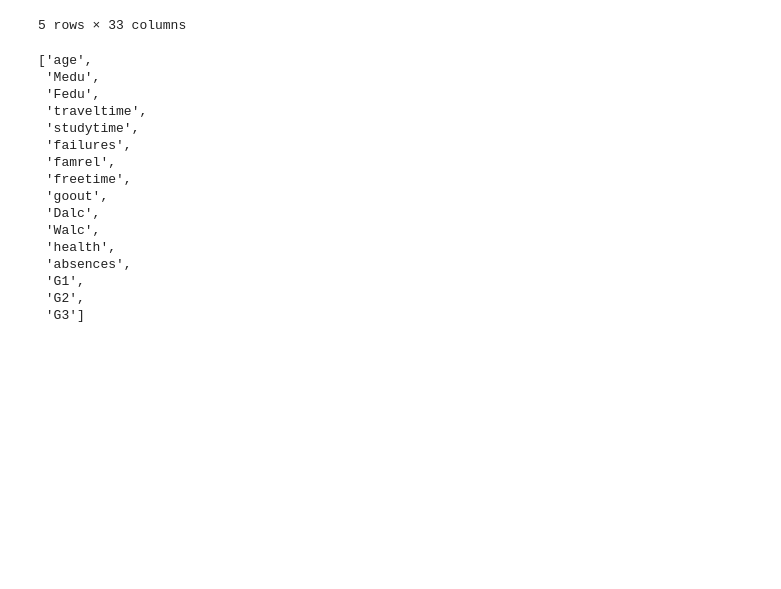
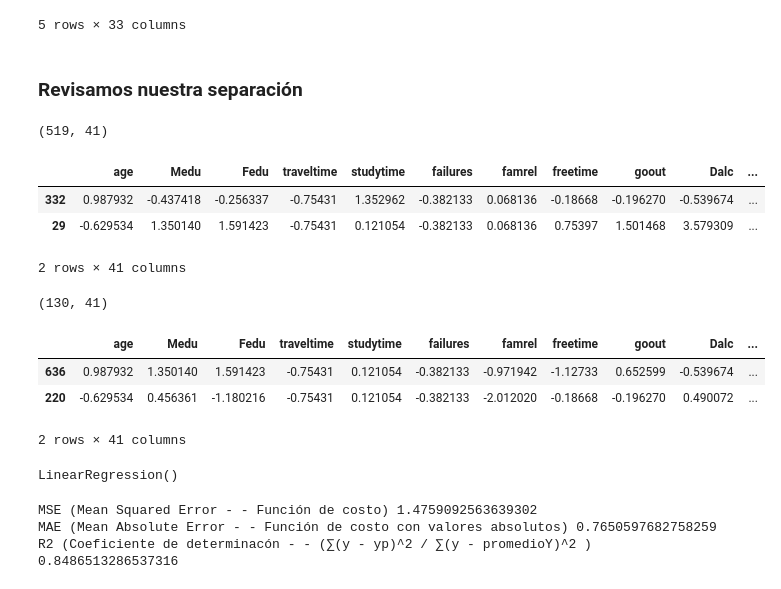
Before and after one commit to JuanAcevedo08/Machine-Learning-Solutions, a Jupyter notebook: Prediccion Nota Portugues/notebooks/02_test_model.ipynb, the cells around one changed output. Drawn from its saved outputs; the diff is of its cells as text; code cells hidden in the pictures; blank space fills up the shorter version.

```diff
--- a/Prediccion Nota Portugues/notebooks/02_test_model.ipynb
+++ b/Prediccion Nota Portugues/notebooks/02_test_model.ipynb
@@ -19,26 +19,6 @@ df.head(5) #Revisamos 5 primeros datos
 | 3 | GP | F | 15 | U | GT3 | T | 4 | 2 | health | services | ... | ... |
 | 4 | GP | F | 16 | U | GT3 | T | 3 | 3 | other | other | ... | ... |
 5 rows × 33 columns
-# %%
-numericas = df.select_dtypes(include=['int64', 'float64']).columns.to_list()
-numericas
-# %% [output]
-['age',
- 'Medu',
- 'Fedu',
- 'traveltime',
- 'studytime',
- 'failures',
- 'famrel',
- 'freetime',
- 'goout',
- 'Dalc',
- 'Walc',
- 'health',
- 'absences',
- 'G1',
- 'G2',
- 'G3']
 # %%
 #Creamos una copia del dataframe para convertir las variables categoricas a numeros para poder usarlos en el entrenamiento
 df_copy = df.copy()
@@ -48,7 +28,7 @@ df_copy = pd.get_dummies(df_copy, dtype=int, drop_first=True)
 # %%
 #Separamos las variables a utilizar (Entrenamiento) (Predicción)
 X = df_copy.drop('G3', axis=1) #Seleccionamos todas las variables menos G3
-y = df_copy[['G3']] #Seleccionamos G3 la cual es la variable que queremos predecir
+y = df_copy['G3'] #Seleccionamos G3 la cual es la variable que queremos predecir
 # %%
 #Realizamos la separacion de nuestros datos  20% test y 80% Entrenamiento
 X_train, X_test, Y_train, Y_test = train_test_split(X, y, random_state=42, test_size=0.2)
@@ -70,0 +48,39 @@ Y_test = escalery.transform(Y_test)
+# %% [markdown]
+### Revisamos nuestra separación
+# %%
+print(X_train.shape)
+X_train.head(2)
+# %% [output]
+(519, 41)
+|  | age | Medu | Fedu | traveltime | studytime | failures | famrel | freetime | goout | Dalc | ... |
+| 332 | 0.987932 | -0.437418 | -0.256337 | -0.75431 | 1.352962 | -0.382133 | 0.068136 | -0.18668 | -0.196270 | -0.539674 | ... |
+| 29 | -0.629534 | 1.350140 | 1.591423 | -0.75431 | 0.121054 | -0.382133 | 0.068136 | 0.75397 | 1.501468 | 3.579309 | ... |
+2 rows × 41 columns
+# %%
+print(X_test.shape)
+X_test.head(2)
+# %% [output]
+(130, 41)
+|  | age | Medu | Fedu | traveltime | studytime | failures | famrel | freetime | goout | Dalc | ... |
+| 636 | 0.987932 | 1.350140 | 1.591423 | -0.75431 | 0.121054 | -0.382133 | -0.971942 | -1.12733 | 0.652599 | -0.539674 | ... |
+| 220 | -0.629534 | 0.456361 | -1.180216 | -0.75431 | 0.121054 | -0.382133 | -2.012020 | -0.18668 | -0.196270 | 0.490072 | ... |
+2 rows × 41 columns
+# %%
+#Realizamos entrenamiento para ver como está el modelo y como podemos mejorar
+#Instanciamos el modelo de regresión lineal
+model = LinearRegression()
+model.fit(X_train, Y_train) #Nos encargamos de realizar el entrenamiento el cual va estar buscando una linea que se ajuste lo mas cerca a los datos (En el blog de mi portafolio tengo un específicio de regresión lineal)
+# %% [output]
+LinearRegression()
+# %%
+y_predict = model.predict(X_test) #Le pasamos nuevos datos para que pueda aplicar lo aprendido
+
+#Evaluación
+print(f'MSE (Mean Squared Error - - Función de costo) {mean_squared_error(Y_test, y_predict)}') #Promedio de la distancia de diferencia entre lo real y lo predicho en unidades al cuadrado
+print(f'MAE (Mean Absolute Error - - Función de costo con valores absolutos) {mean_absolute_error(Y_test, y_predict)}') #Promedio de la distancia de lo predicho a lo real pero en las unidades de los datos
+print(f'R2 (Coeficiente de determinacón - - (∑(y - yp)^2 / ∑(y - promedioY)^2 ) {r2_score(Y_test, y_predict)}') #Revisar que tan bien calcula la varianza nuestro modelo, ya que por ejemplo  si todos los estudiantes tuvieran la misma nota el modelo no aprendería bien entonces necesitamos variación en los datos
+r2_before = r2_score(Y_test, y_predict) #Variable para comparar r2
+# %% [output]
+MSE (Mean Squared Error - - Función de costo) 1.4759092563639302
+MAE (Mean Absolute Error - - Función de costo con valores absolutos) 0.7650597682758259
+R2 (Coeficiente de determinacón - - (∑(y - yp)^2 / ∑(y - promedioY)^2 ) 0.8486513286537316
```
Also changed, not shown: parts of 14 cells of this notebook.
